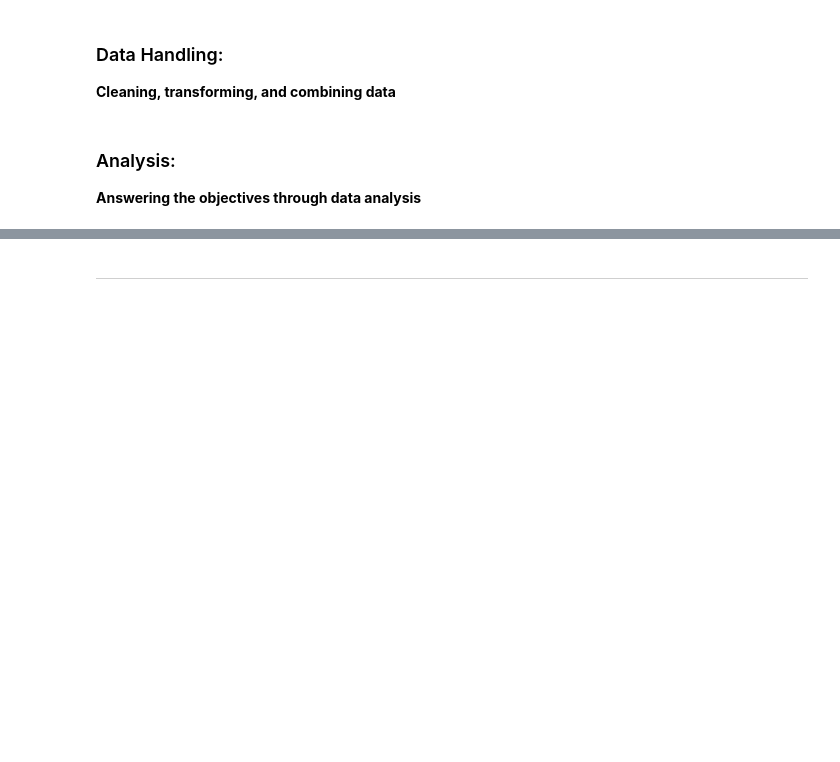
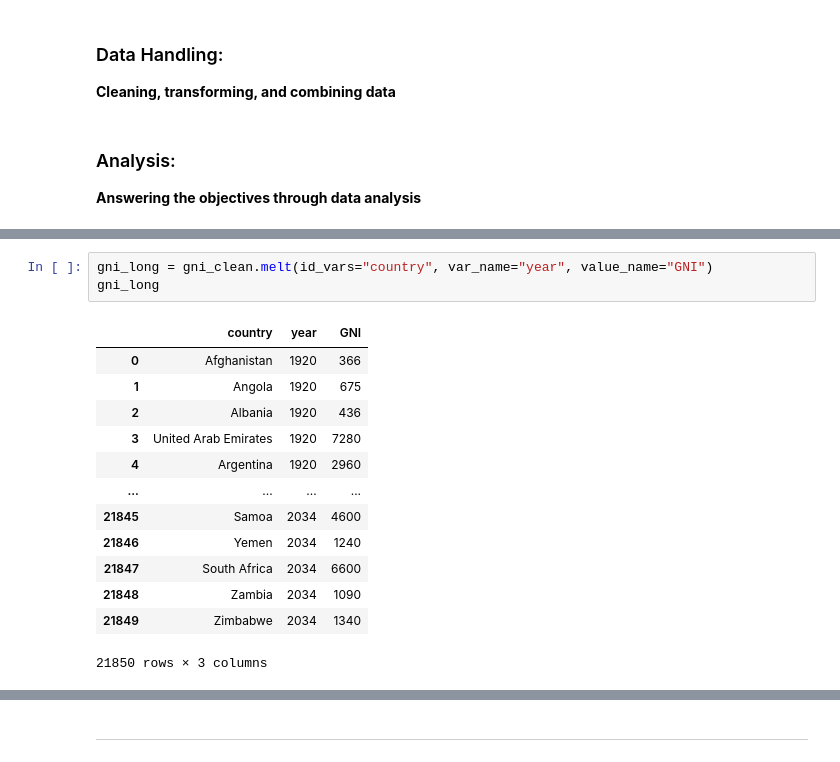
Before and after one commit to Abdullab8/GNI_and_life_expectancy, a Jupyter notebook: eda_template.ipynb, the cells around one changed output, grey strips where cells are left out. Cells and saved outputs as stored; diff of their text form; blank space fills up the shorter version.

```diff
--- a/eda_template.ipynb
+++ b/eda_template.ipynb
@@ -143,0 +211,17 @@ __Answering the objectives through data analysis__
+# %%
+gni_long = gni_clean.melt(id_vars="country", var_name="year", value_name="GNI")
+gni_long
+# %% [output]
+|  | country | year | GNI |
+| 0 | Afghanistan | 1920 | 366 |
+| 1 | Angola | 1920 | 675 |
+| 2 | Albania | 1920 | 436 |
+| 3 | United Arab Emirates | 1920 | 7280 |
+| 4 | Argentina | 1920 | 2960 |
+| ... | ... | ... | ... |
+| 21845 | Samoa | 2034 | 4600 |
+| 21846 | Yemen | 2034 | 1240 |
+| 21847 | South Africa | 2034 | 6600 |
+| 21848 | Zambia | 2034 | 1090 |
+| 21849 | Zimbabwe | 2034 | 1340 |
+21850 rows × 3 columns
```
Also changed, not shown: parts of 9 cells of this notebook.
